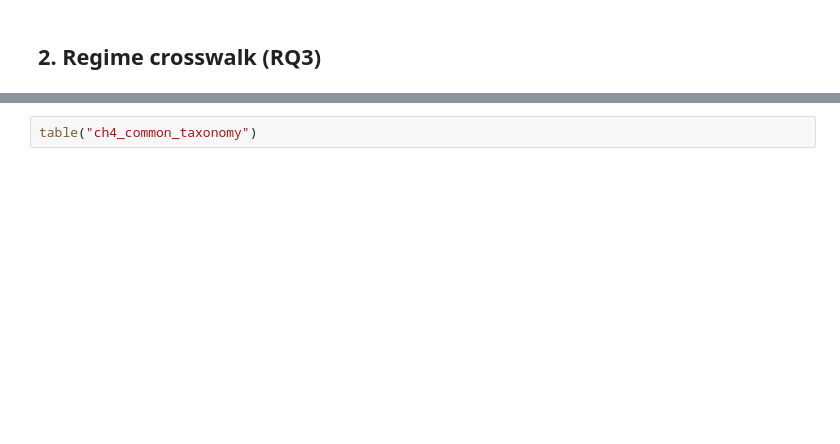
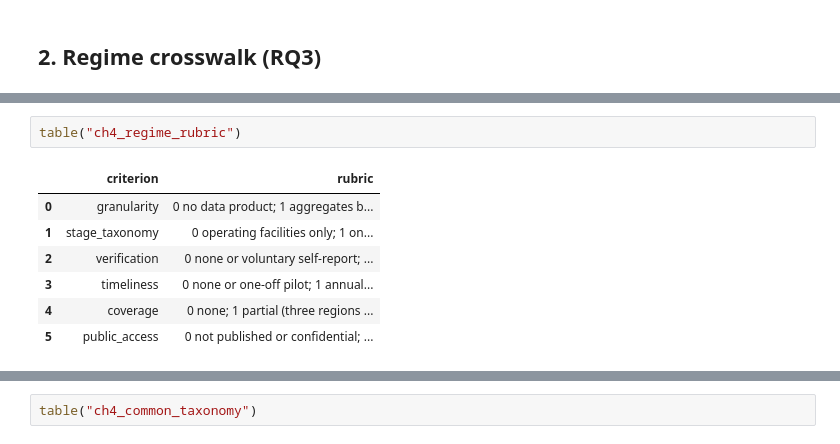
Before and after one commit to sebastian-oldman/masters_project, a Jupyter notebook: notebooks/05_regimes_flexibility.ipynb, the cells around one changed output, grey strips where cells are left out. Drawn from its saved outputs; the diff is of its cells as text; blank space fills up the shorter version.

```diff
--- a/notebooks/05_regimes_flexibility.ipynb
+++ b/notebooks/05_regimes_flexibility.ipynb
@@ -112,0 +145,10 @@ table("ch4_regime_crosswalk")
+# %%
+table("ch4_regime_rubric")
+# %% [output]
+|  | criterion | rubric |
+| 0 | granularity | 0 no data product; 1 aggregates b... |
+| 1 | stage_taxonomy | 0 operating facilities only; 1 on... |
+| 2 | verification | 0 none or voluntary self-report; ... |
+| 3 | timeliness | 0 none or one-off pilot; 1 annual... |
+| 4 | coverage | 0 none; 1 partial (three regions ... |
+| 5 | public_access | 0 not published or confidential; ... |
```
Also changed, not shown: parts of 8 cells of this notebook, 37 other files.
